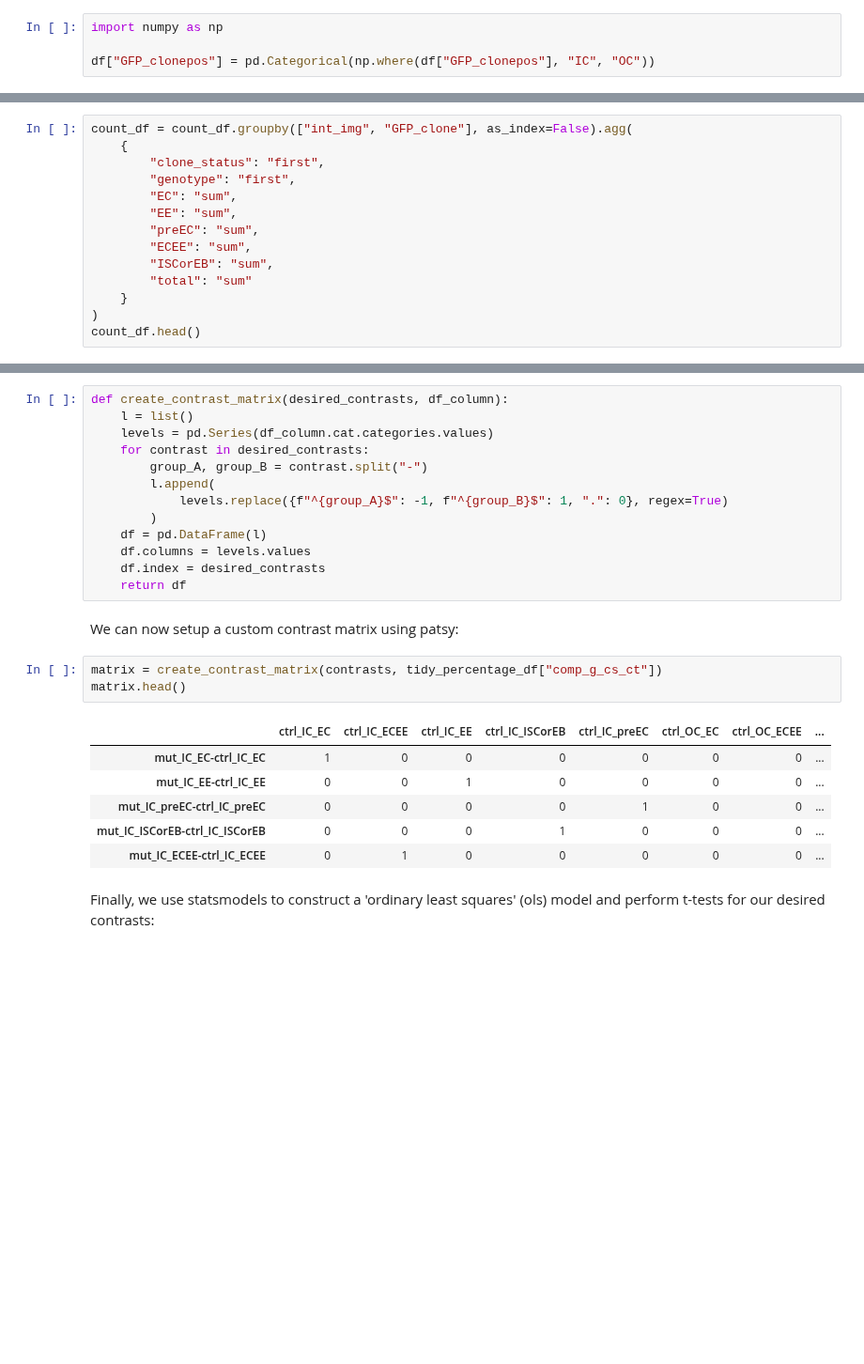
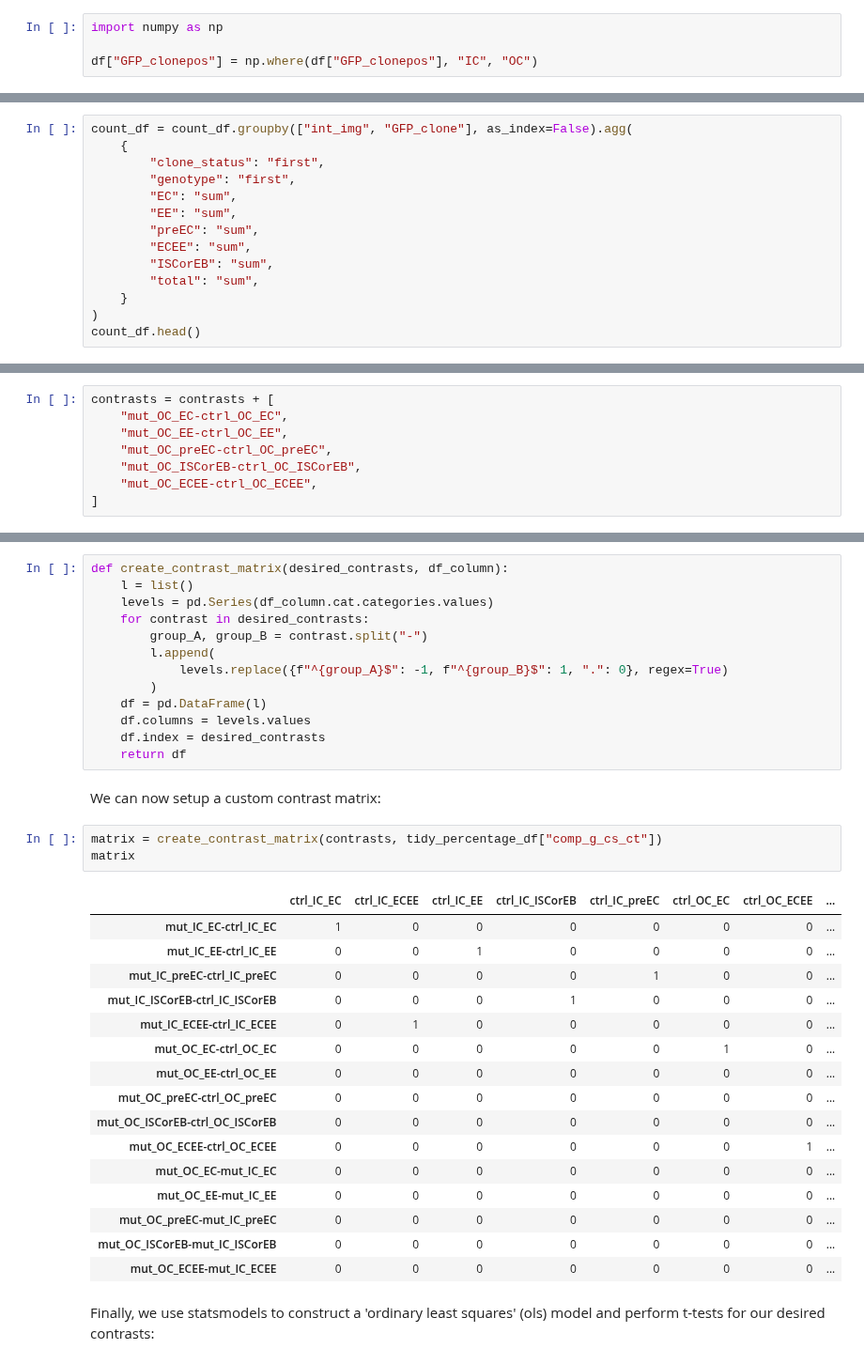
Before and after one commit to morriso1/clonedetective, a Jupyter notebook: 04_Tutorial_Downstream_Analysis_Python.ipynb, the cells around one changed output, grey strips where cells are left out. Shown at 94% size. Cells and saved outputs as stored; diff of their text form; blank space fills up the shorter version.

```diff
--- a/04_Tutorial_Downstream_Analysis_Python.ipynb
+++ b/04_Tutorial_Downstream_Analysis_Python.ipynb
@@ -29,7 +33,7 @@ For example, when plotting, it will be useful label whether a cell is inside a c
 # %%
 import numpy as np
 
-df["GFP_clonepos"] = pd.Categorical(np.where(df["GFP_clonepos"], "IC", "OC"))
+df["GFP_clonepos"] = np.where(df["GFP_clonepos"], "IC", "OC")
 # %%
 df = df.rename(columns={"GFP_clonepos": "clone_status"})
 df.head()
@@ -83,7 +89,7 @@ count_df = count_df.groupby(["int_img", "GFP_clone"], as_index=False).agg(
         "preEC": "sum",
         "ECEE": "sum",
         "ISCorEB": "sum",
-        "total": "sum"
+        "total": "sum",
     }
 )
 count_df.head()
@@ -229 +244,9 @@ contrasts = [
+# %%
+contrasts = contrasts + [
+    "mut_OC_EC-ctrl_OC_EC",
+    "mut_OC_EE-ctrl_OC_EE",
+    "mut_OC_preEC-ctrl_OC_preEC",
+    "mut_OC_ISCorEB-ctrl_OC_ISCorEB",
+    "mut_OC_ECEE-ctrl_OC_ECEE",
+]
 # %% [markdown]
@@ -252,17 +275,27 @@ def create_contrast_matrix(desired_contrasts, df_column):
     df.index = desired_contrasts
     return df
 # %% [markdown]
-We can now setup a custom contrast matrix using patsy:
+We can now setup a custom contrast matrix:
 # %%
 matrix = create_contrast_matrix(contrasts, tidy_percentage_df["comp_g_cs_ct"])
-matrix.head()
+matrix
 # %% [output]
 |  | ctrl_IC_EC | ctrl_IC_ECEE | ctrl_IC_EE | ctrl_IC_ISCorEB | ctrl_IC_preEC | ctrl_OC_EC | ctrl_OC_ECEE | ... |
 | mut_IC_EC-ctrl_IC_EC | 1 | 0 | 0 | 0 | 0 | 0 | 0 | ... |
 | mut_IC_EE-ctrl_IC_EE | 0 | 0 | 1 | 0 | 0 | 0 | 0 | ... |
 | mut_IC_preEC-ctrl_IC_preEC | 0 | 0 | 0 | 0 | 1 | 0 | 0 | ... |
 | mut_IC_ISCorEB-ctrl_IC_ISCorEB | 0 | 0 | 0 | 1 | 0 | 0 | 0 | ... |
 | mut_IC_ECEE-ctrl_IC_ECEE | 0 | 1 | 0 | 0 | 0 | 0 | 0 | ... |
+| mut_OC_EC-ctrl_OC_EC | 0 | 0 | 0 | 0 | 0 | 1 | 0 | ... |
+| mut_OC_EE-ctrl_OC_EE | 0 | 0 | 0 | 0 | 0 | 0 | 0 | ... |
+| mut_OC_preEC-ctrl_OC_preEC | 0 | 0 | 0 | 0 | 0 | 0 | 0 | ... |
+| mut_OC_ISCorEB-ctrl_OC_ISCorEB | 0 | 0 | 0 | 0 | 0 | 0 | 0 | ... |
+| mut_OC_ECEE-ctrl_OC_ECEE | 0 | 0 | 0 | 0 | 0 | 0 | 1 | ... |
+| mut_OC_EC-mut_IC_EC | 0 | 0 | 0 | 0 | 0 | 0 | 0 | ... |
+| mut_OC_EE-mut_IC_EE | 0 | 0 | 0 | 0 | 0 | 0 | 0 | ... |
+| mut_OC_preEC-mut_IC_preEC | 0 | 0 | 0 | 0 | 0 | 0 | 0 | ... |
+| mut_OC_ISCorEB-mut_IC_ISCorEB | 0 | 0 | 0 | 0 | 0 | 0 | 0 | ... |
+| mut_OC_ECEE-mut_IC_ECEE | 0 | 0 | 0 | 0 | 0 | 0 | 0 | ... |
 # %% [markdown]
 Finally, we use statsmodels to construct a 'ordinary least squares' (ols) model and perform t-tests for our desired contrasts:
 # %%
```
Also changed, not shown: parts of 36 cells of this notebook, 3 other files.
